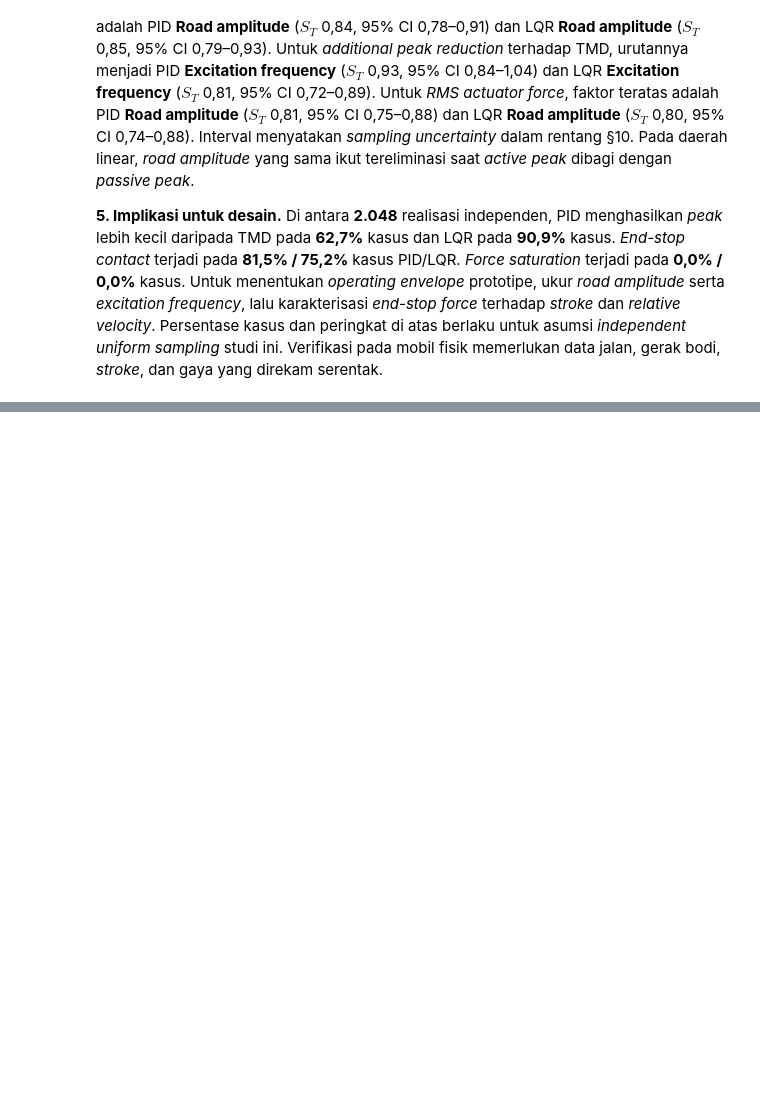
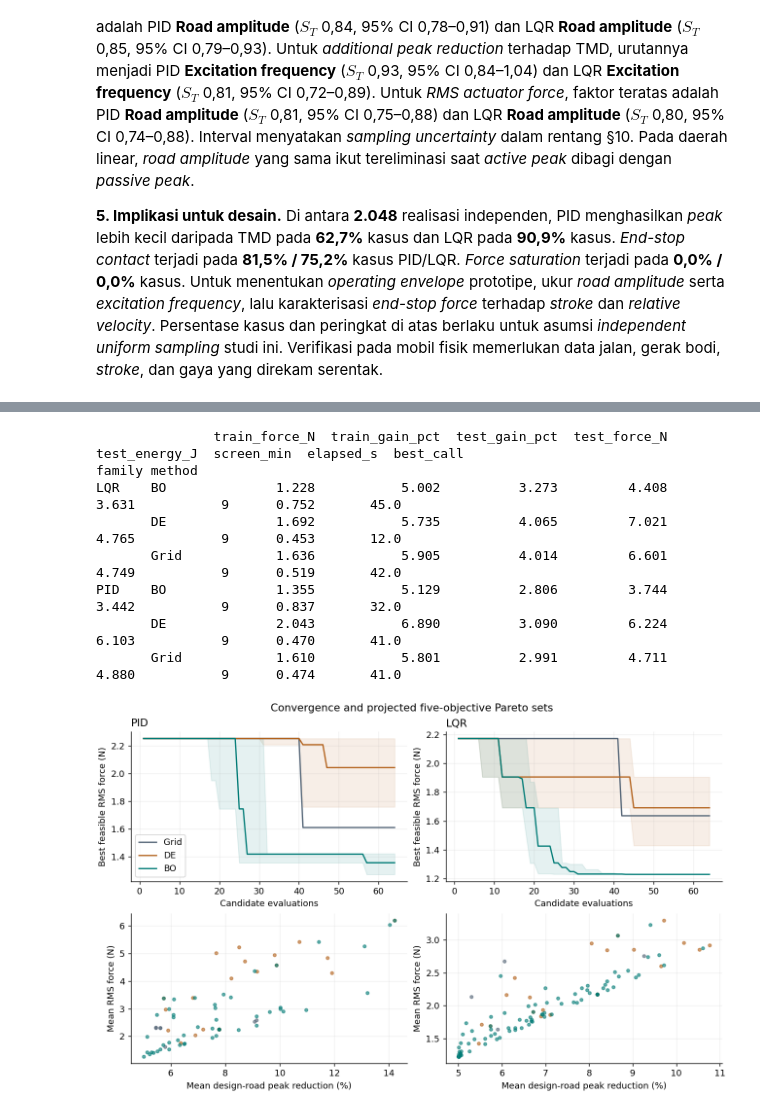
Before and after one commit to IhsanSA/atmd-quarter-car-control, a Jupyter notebook: ATMD_Quarter_Car_Colab.ipynb, the cells around one changed output, grey strips where cells are left out. Cells and saved outputs as stored; diff of their text form; code cells hidden in the pictures; blank space fills up the shorter version.

Commit message:
Compare constrained PID and LQR tuning in Python and update paper and poster

```diff
--- a/ATMD_Quarter_Car_Colab.ipynb
+++ b/ATMD_Quarter_Car_Colab.ipynb
@@ -1662,11 +1663,12 @@ def vehicle_from_factors(inputs):
 Setiap realisasi mulai dari *static equilibrium*. *Road input* dimulai pada 0,5 s, naik selama satu periode, lalu diteruskan hingga 8 s. *Peak displacement* mencakup seluruh rekaman. *RMS actuator force* memakai tiga periode terakhir. *Force clipping*, *anti-windup*, dan *compliant end stops* tetap aktif. *Batch solver* memakai *time step* dan persamaan fisik yang sama dengan §4. Tiga *cross-check cases* di bawah membandingkan sembilan lintasan dengan *time-history solver*, termasuk satu kasus 30 mm yang menyentuh *end stops*.
 # %%
 # Menghitung semua controller untuk satu realisasi. Output disimpan sebagai running statistics.
-def simulate_uncertain_batch(factors):
+def simulate_uncertain_batch(factors, controllers=None):
     if not len(factors):
         raise ValueError("Sampel Monte Carlo kosong.")
     limits = hardware
-    controllers = [passive,auto_pid,auto_lqr]
+    if controllers is None:
+        controllers = [passive,auto_pid,auto_lqr]
     step = integration_step
     stride = round(control_period/step)
     if stride<1 or not np.isclose(stride*step,control_period):
@@ -2087,0 +2354,55 @@ Untuk menentukan *operating envelope* prototipe, ukur *road amplitude* serta *ex
+# %%
+# Freeze each seed's selection before reading evaluation scores.
+held_rows=[]
+for case in evaluation:
+    ctrls=[replace(decode_design(r.family,r.unit_point),label=f"{r.family}-{r.method}-{r.seed}")
+           for r in frozen.itertuples()]
+    reference_peak=batch_metrics(case,[passive])["TMD"]["peak_mm"]
+    tested=batch_metrics(case,ctrls)
+    for c,r in zip(ctrls,frozen.itertuples()):
+        m=tested[c.label]
+        held_rows.append(dict(family=r.family,method=r.method,seed=r.seed,case=case.name,
+            gain_pct=100*(1-m["peak_mm"]/reference_peak),screen=screened(m),**m))
+heldout=pd.DataFrame(held_rows)
+summary_runs=frozen[run_keys+["force_N","mean_gain_pct","budget_s","call"]].merge(
+    heldout.groupby(run_keys,as_index=False).agg(test_gain_pct=("gain_pct","mean"),
+        test_force_N=("rms_force_N","mean"),test_energy_J=("motor_energy_J","mean"),
+        worst_gain_pct=("gain_pct","min"),screen_passes=("screen","sum")))
+comparison=summary_runs.groupby(["family","method"]).agg(
+    train_force_N=("force_N","median"),train_gain_pct=("mean_gain_pct","median"),
+    test_gain_pct=("test_gain_pct","median"),test_force_N=("test_force_N","median"),
+    test_energy_J=("test_energy_J","median"),screen_min=("screen_passes","min"),
+    elapsed_s=("budget_s","median"),best_call=("call","median"))
+print(comparison.round(3).to_string())
+
+def pareto_mask(values):
+    return np.array([not np.any(np.all(values<=row,axis=1)&np.any(values<row,axis=1)) for row in values])
+search_history["pareto"]=False
+for _,group in feasible_history.groupby(run_keys):
+    search_history.loc[group.index[pareto_mask(group[objective_names].to_numpy())],"pareto"]=True
+
+fig,axs=plt.subplots(2,2,figsize=(10,6.2),layout="constrained")
+for col,family in enumerate(("PID","LQR")):
+    for method,color in zip(("Grid","DE","BO"),("#536476","#b3621c","#007b76")):
+        dataset=search_history[(search_history.family==family)&(search_history.method==method)]
+        traces=[g.force_N.where(g.feasible,np.inf).cummin().values for _,g in dataset.groupby("seed")]
+        axs[0,col].plot(np.arange(1,search_budget+1),np.median(traces,axis=0),label=method,color=color)
+        axs[0,col].fill_between(np.arange(1,search_budget+1),np.min(traces,axis=0),np.max(traces,axis=0),
+                                color=color,alpha=.10)
+        points=dataset[dataset.pareto]
+        axs[1,col].scatter(points.mean_gain_pct,points.force_N,s=12,alpha=.6,color=color,label=method)
+    axs[0,col].set(title=family,xlabel="Candidate evaluations",ylabel="Best feasible RMS force (N)")
+    axs[1,col].set(xlabel="Mean design-road peak reduction (%)",ylabel="Mean RMS force (N)")
+axs[0,0].legend()
+fig.suptitle("Convergence and projected five-objective Pareto sets")
+plt.show()
+# %% [output]
+               train_force_N  train_gain_pct  test_gain_pct  test_force_N  test_energy_J  screen_min  elapsed_s  best_call
+family method
+LQR    BO              1.228           5.002          3.273         4.408          3.631           9      0.752       45.0
+       DE              1.692           5.735          4.065         7.021          4.765           9      0.453       12.0
+       Grid            1.636           5.905          4.014         6.601          4.749           9      0.519       42.0
+PID    BO              1.355           5.129          2.806         3.744          3.442           9      0.837       32.0
+       DE              2.043           6.890          3.090         6.224          6.103           9      0.470       41.0
+       Grid            1.610           5.801          2.991         4.711          4.880           9      0.474       41.0
+[figure, added]
```
Also changed, not shown: parts of 12 cells of this notebook, 14 other files.
